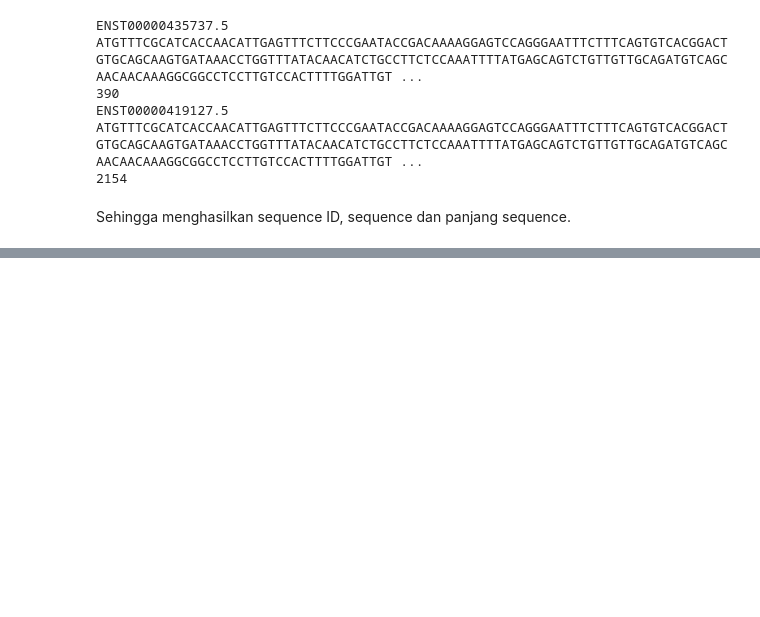
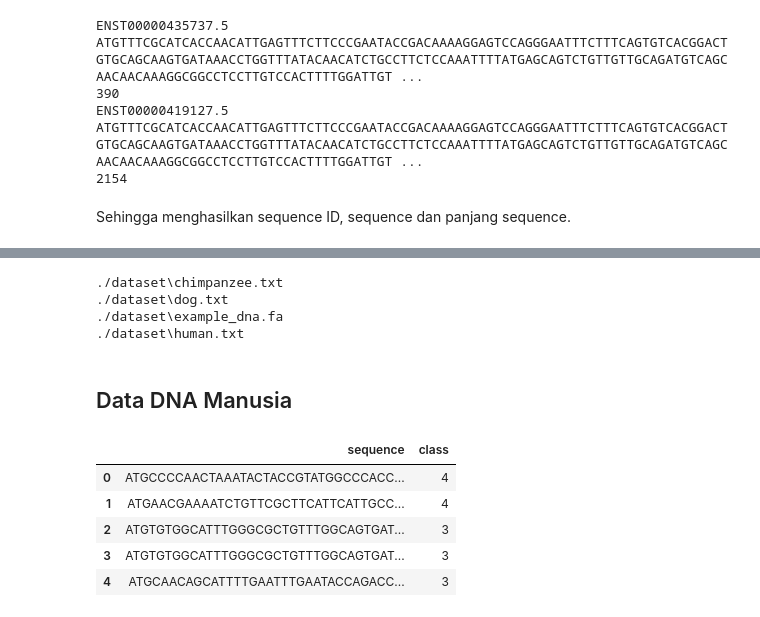
Before and after one commit to daffayrr/Bioinformatics, a Jupyter notebook: DNA Sequencing with Machine Learning.ipynb, the cells around one changed output, grey strips where cells are left out. Saved outputs shown, nothing was run; the diff lists cells and outputs as text; code cells hidden in the pictures; blank space fills up the shorter version.

```diff
--- a/DNA Sequencing with Machine Learning.ipynb
+++ b/DNA Sequencing with Machine Learning.ipynb
@@ -60,0 +219,26 @@ Sehingga menghasilkan sequence ID, sequence dan panjang sequence.
+# %%
+import numpy as np # Aljabar Linear
+import pandas as pd # data processing
+import os
+import matplotlib.pyplot as plt
+%matplotlib inline
+for dirname, _, filenames in os.walk('./dataset'):
+    for filename in filenames:
+        print(os.path.join(dirname, filename))
+# %% [output]
+./dataset\chimpanzee.txt
+./dataset\dog.txt
+./dataset\example_dna.fa
+./dataset\human.txt
+# %% [markdown]
+## Data DNA Manusia
+# %%
+human_dna = pd.read_table('./dataset/human.txt')
+human_dna.head()
+# %% [output]
+|  | sequence | class |
+| 0 | ATGCCCCAACTAAATACTACCGTATGGCCCACC... | 4 |
+| 1 | ATGAACGAAAATCTGTTCGCTTCATTCATTGCC... | 4 |
+| 2 | ATGTGTGGCATTTGGGCGCTGTTTGGCAGTGAT... | 3 |
+| 3 | ATGTGTGGCATTTGGGCGCTGTTTGGCAGTGAT... | 3 |
+| 4 | ATGCAACAGCATTTTGAATTTGAATACCAGACC... | 3 |
```
Also changed, not shown: parts of 52 cells of this notebook.
